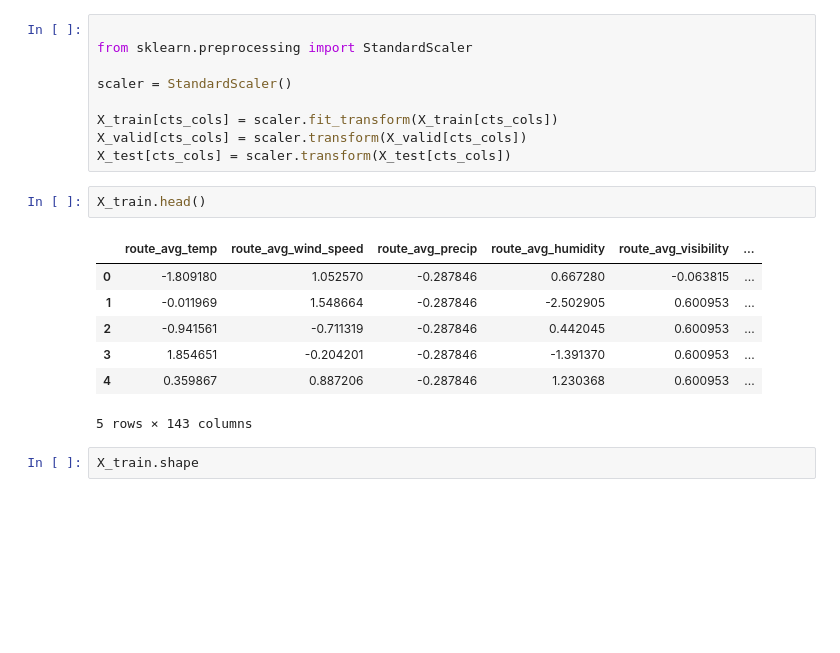
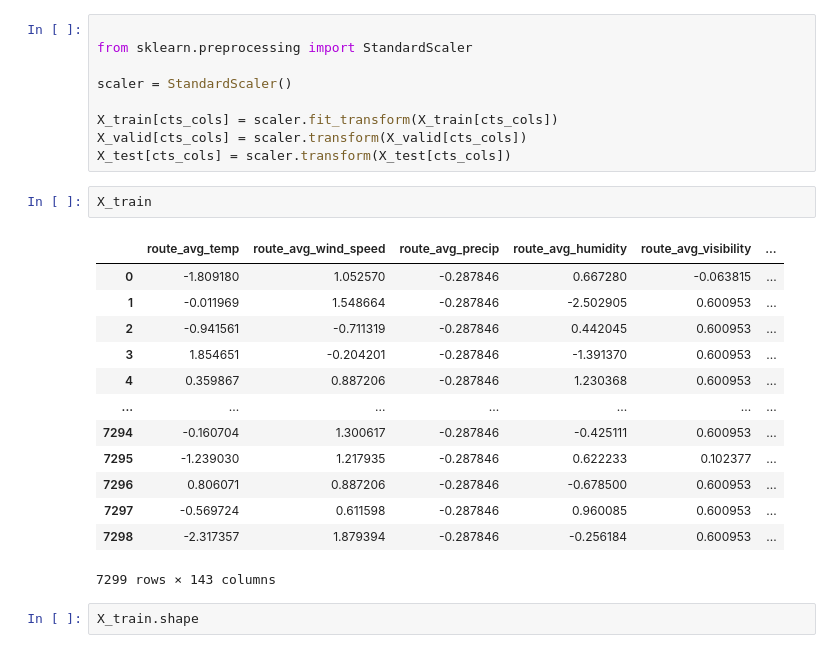
Before and after one commit to jeev200/Truck_Delay_Prediction, a Jupyter notebook: notebooks/data_modeling.ipynb, the cells around one changed output. Saved outputs shown, nothing was run; the diff lists cells and outputs as text; blank space fills up the shorter version.

```diff
--- a/notebooks/data_modeling.ipynb
+++ b/notebooks/data_modeling.ipynb
@@ -263,15 +263,21 @@ X_train[cts_cols] = scaler.fit_transform(X_train[cts_cols])
 X_valid[cts_cols] = scaler.transform(X_valid[cts_cols])
 X_test[cts_cols] = scaler.transform(X_test[cts_cols])
 # %%
-X_train.head()
+X_train
 # %% [output]
 |  | route_avg_temp | route_avg_wind_speed | route_avg_precip | route_avg_humidity | route_avg_visibility | ... |
 | 0 | -1.809180 | 1.052570 | -0.287846 | 0.667280 | -0.063815 | ... |
 | 1 | -0.011969 | 1.548664 | -0.287846 | -2.502905 | 0.600953 | ... |
 | 2 | -0.941561 | -0.711319 | -0.287846 | 0.442045 | 0.600953 | ... |
 | 3 | 1.854651 | -0.204201 | -0.287846 | -1.391370 | 0.600953 | ... |
 | 4 | 0.359867 | 0.887206 | -0.287846 | 1.230368 | 0.600953 | ... |
+| ... | ... | ... | ... | ... | ... | ... |
+| 7294 | -0.160704 | 1.300617 | -0.287846 | -0.425111 | 0.600953 | ... |
+| 7295 | -1.239030 | 1.217935 | -0.287846 | 0.622233 | 0.102377 | ... |
+| 7296 | 0.806071 | 0.887206 | -0.287846 | -0.678500 | 0.600953 | ... |
+| 7297 | -0.569724 | 0.611598 | -0.287846 | 0.960085 | 0.600953 | ... |
+| 7298 | -2.317357 | 1.879394 | -0.287846 | -0.256184 | 0.600953 | ... |
-5 rows × 143 columns
+7299 rows × 143 columns
 # %%
 X_train.shape
 # %% [output]
```
Also changed, not shown: parts of 3 cells of this notebook, 56 other files.
